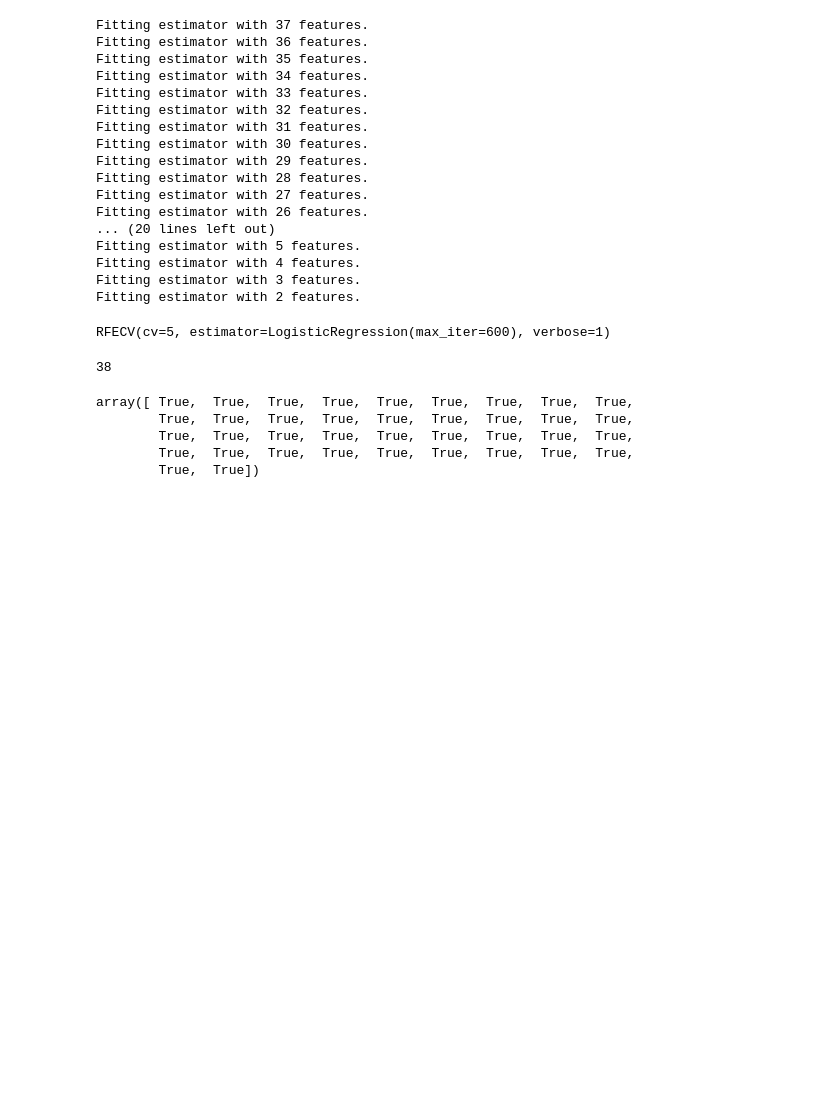
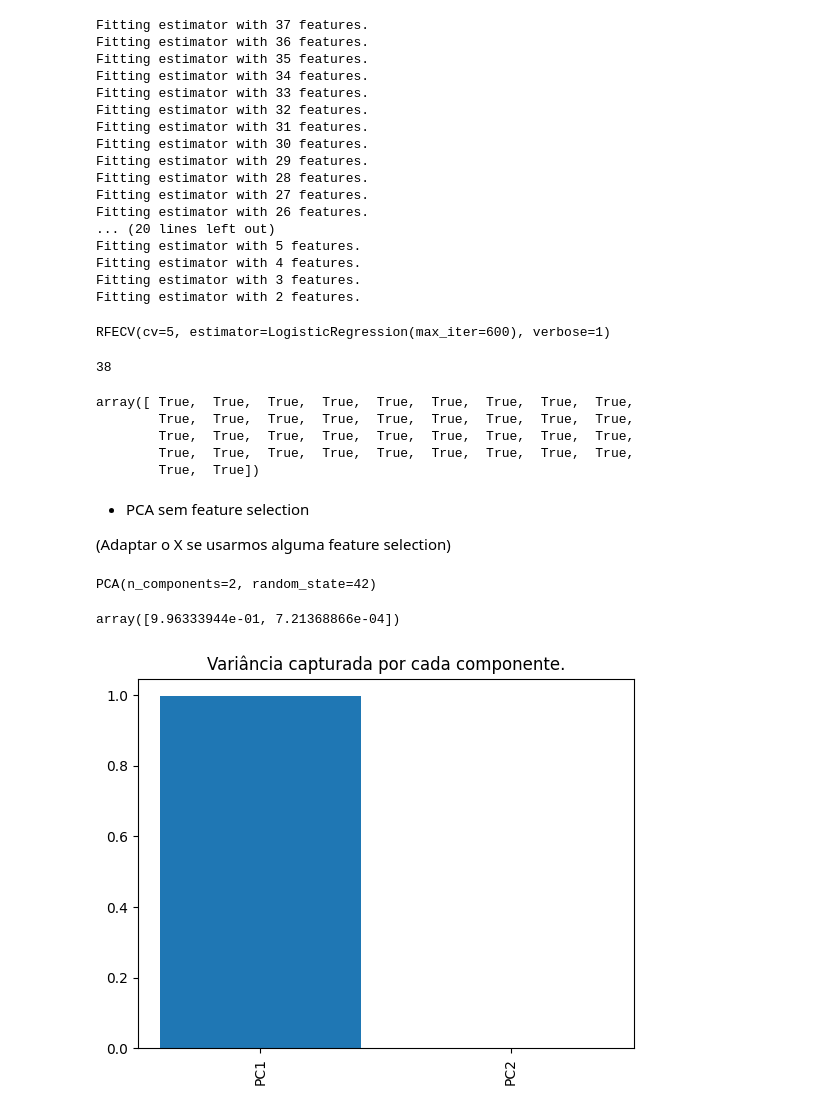
Before and after one commit to fernandobrancher/project_machine_learning_iii, a Jupyter notebook: project_loan_defaulters.ipynb, the cells around one changed output. Drawn from its saved outputs; the diff is of its cells as text; code cells hidden in the pictures; blank space fills up the shorter version.

```diff
--- a/project_loan_defaulters.ipynb
+++ b/project_loan_defaulters.ipynb
@@ -623,3 +628,24 @@ array([ True,  True,  True,  True,  True,  True,  True,  True,  True,
         True,  True,  True,  True,  True,  True,  True,  True,  True,
         True,  True,  True,  True,  True,  True,  True,  True,  True,
         True,  True])
+# %% [markdown]
+- PCA sem feature selection
+
+(Adaptar o X se usarmos alguma feature selection)
+# %%
+pca = PCA(n_components=2, random_state=42)
+pca.fit(X_train_transformed)
+# %% [output]
+PCA(n_components=2, random_state=42)
+# %%
+pca.explained_variance_ratio_
+# %% [output]
+array([9.96333944e-01, 7.21368866e-04])
+# %%
+labels = [f'PC{i+1}' for i in range(pca.n_components_)]
+plt.bar(labels, pca.explained_variance_ratio_)
+plt.title("Variância capturada por cada componente.")
+plt.xticks(rotation=90)
+plt.show()
+# %% [output]
+[figure, added]
```
Also changed, not shown: parts of 4 cells of this notebook.
